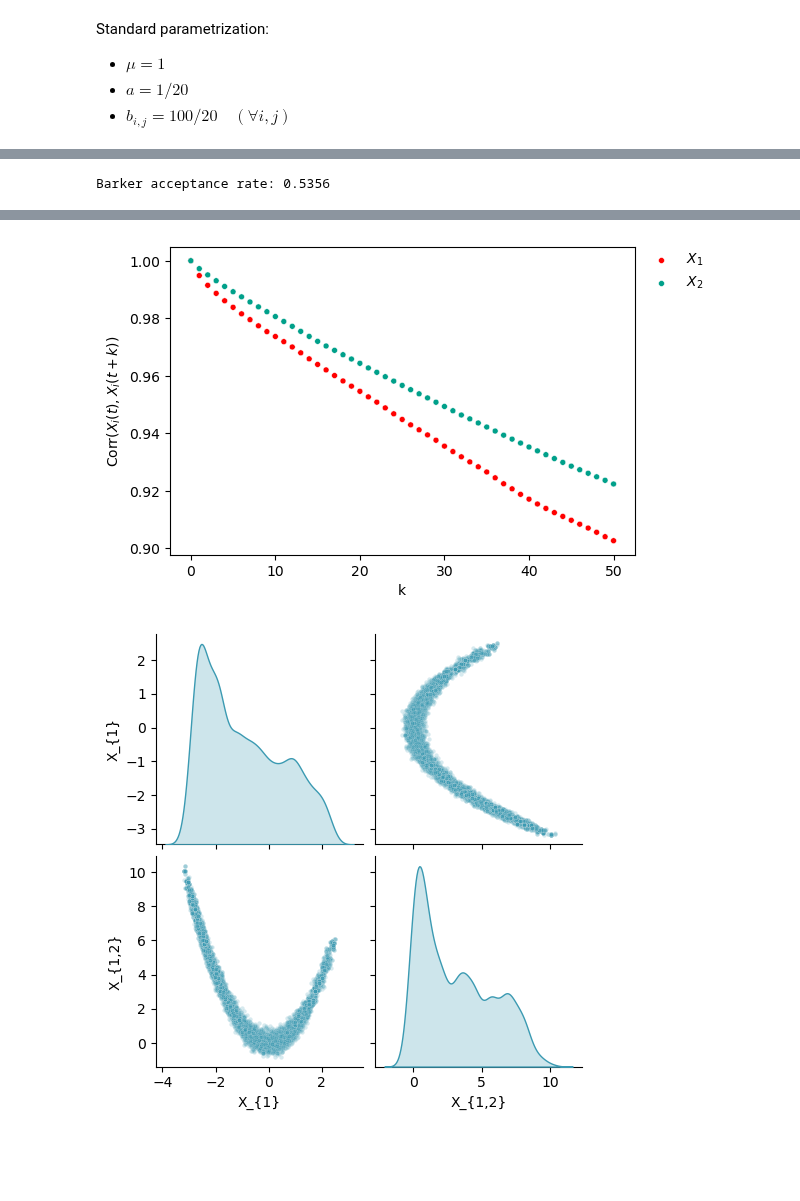
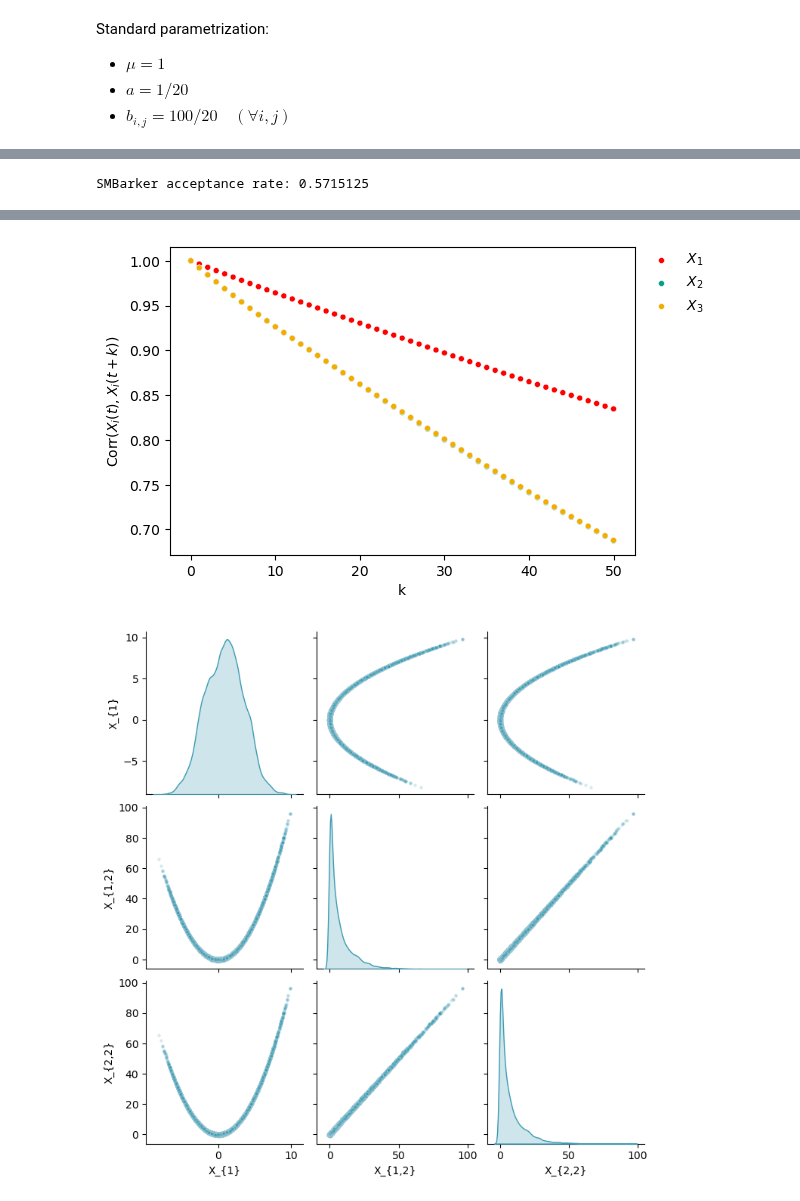
Before and after one commit to bartolomeou/FYP, a Jupyter notebook: rosenbrock_mcmc.ipynb, the cells around one changed output, grey strips where cells are left out. Drawn from its saved outputs; the diff is of its cells as text; code cells hidden in the pictures; blank space fills up the shorter version.

Commit message:
projec to psd abs

```diff
--- a/rosenbrock_mcmc.ipynb
+++ b/rosenbrock_mcmc.ipynb
@@ -13,19 +11,22 @@ from ipynb.fs.full.rosenbrock import sample_rosenbrock, logpi_rosenbrock, partia
 # %%
-def project_to_psd(A):
+def project_to_psd(A, clip=True):
     '''
     Project a matrix to the positive semidefinite cone.
     '''
+    epsilon = 1e-8
+
     eigenvalues, eigenvectors = np.linalg.eigh(A)
 
-    # Set negative eigenvalues to 1e-10 for numerical stability
-    # eigenvalues = np.maximum(eigenvalues, 1e-10)
-    eigenvalues = np.abs(eigenvalues)
+    if clip:
+        # Set negative eigenvalues to a small value for numerical stability
+        eigenvalues = np.maximum(eigenvalues, epsilon)
+    else:
+        eigenvalues = np.abs(eigenvalues)
 
     # Reconstruct the matrix
     A_psd = eigenvectors @ np.diag(eigenvalues) @ eigenvectors.T
 
     return A_psd
-
 
 def is_psd(A, tol=1e-8):
     A = (A + A.T) / 2
@@ -317,7 +328,7 @@ def SMBarker_logq_ratio(x, y, partial_logpi_x, partial_logpi_y, L_x, L_y):
     return np.sum(logq_yx - logq_xy)
 
 
-def SMBarker(logpi, partial_logpi, hessian_logpi, n_iter, x_init, step_size=1, **kwargs):
+def SMBarker(logpi, partial_logpi, hessian_logpi, n_iter, x_init, step_size=1, clip=True, **kwargs):
     x = np.asarray(x_init)
 
     # (#components, #iterations)
@@ -331,7 +342,7 @@ def SMBarker(logpi, partial_logpi, hessian_logpi, n_iter, x_init, step_size=1, *
     for i in range(n_iter):
         partial_logpi_x = partial_logpi(x, **kwargs)
         H_x = hessian_logpi(x, **kwargs)
-        A_x = project_to_psd(np.linalg.inv(-H_x))
+        A_x = project_to_psd(np.linalg.inv(-H_x), clip)
         L_x = np.linalg.cholesky(A_x)
 
         # Propose candidate state
@@ -340,7 +351,7 @@ def SMBarker(logpi, partial_logpi, hessian_logpi, n_iter, x_init, step_size=1, *
         logpi_y = logpi(y, **kwargs)
         partial_logpi_y = partial_logpi(y, **kwargs)
         H_y = hessian_logpi(y, **kwargs)
-        A_y = project_to_psd(np.linalg.inv(-H_y))
+        A_y = project_to_psd(np.linalg.inv(-H_y), clip)
         L_y = np.linalg.cholesky(A_y)
 
         # Log SMBarker acceptance rate
@@ -394,17 +457,35 @@ RWM acceptance rate: 0.2579
 # %%
-X_barker, accept_rate = Barker(
+# X_smbarker, accept_rate = SMBarker(
+#     logpi=logpi_rosenbrock,
+#     partial_logpi=partial_logpi_rosenbrock,
+#     hessian_logpi=hessian_logpi_rosenbrock,
+#     n_iter=N_ITER,
+#     x_init=X_INIT,
+#     step_size=1.15,
+#     n1=N1,
+#     n2=N2,
+# )
+# print(f'SMBarker acceptance rate: {accept_rate}')
+
+# traceplot(X_smbarker)
+# acfplot(X_smbarker)
+# pairplot(X_smbarker, N1, N2)
+
+X_smbarker, accept_rate = SMBarker(
     logpi=logpi_rosenbrock,
     partial_logpi=partial_logpi_rosenbrock,
+    hessian_logpi=hessian_logpi_rosenbrock,
     n_iter=N_ITER,
     x_init=X_INIT,
-    step_size=0.3,
+    step_size=1,
     n1=N1,
-    n2=N2
+    n2=N2,
+    clip=False
 )
+print(f'SMBarker acceptance rate: {accept_rate}')
 
-print(f'Barker acceptance rate: {accept_rate}')
-traceplot(X_barker)
-acfplot(X_barker)
-pairplot(X_barker, N1, N2)
+traceplot(X_smbarker)
+acfplot(X_smbarker)
+pairplot(X_smbarker, N1, N2)
 # %% [output]
-Barker acceptance rate: 0.5356
+SMBarker acceptance rate: 0.5715125
@@ -412,2 +493,2 @@ Barker acceptance rate: 0.5356
-[figure, old version]
+[figure, new version]
-[figure, old version]
+[figure, new version]
```
Also changed, not shown: parts of 28 cells of this notebook, 3 other files.
